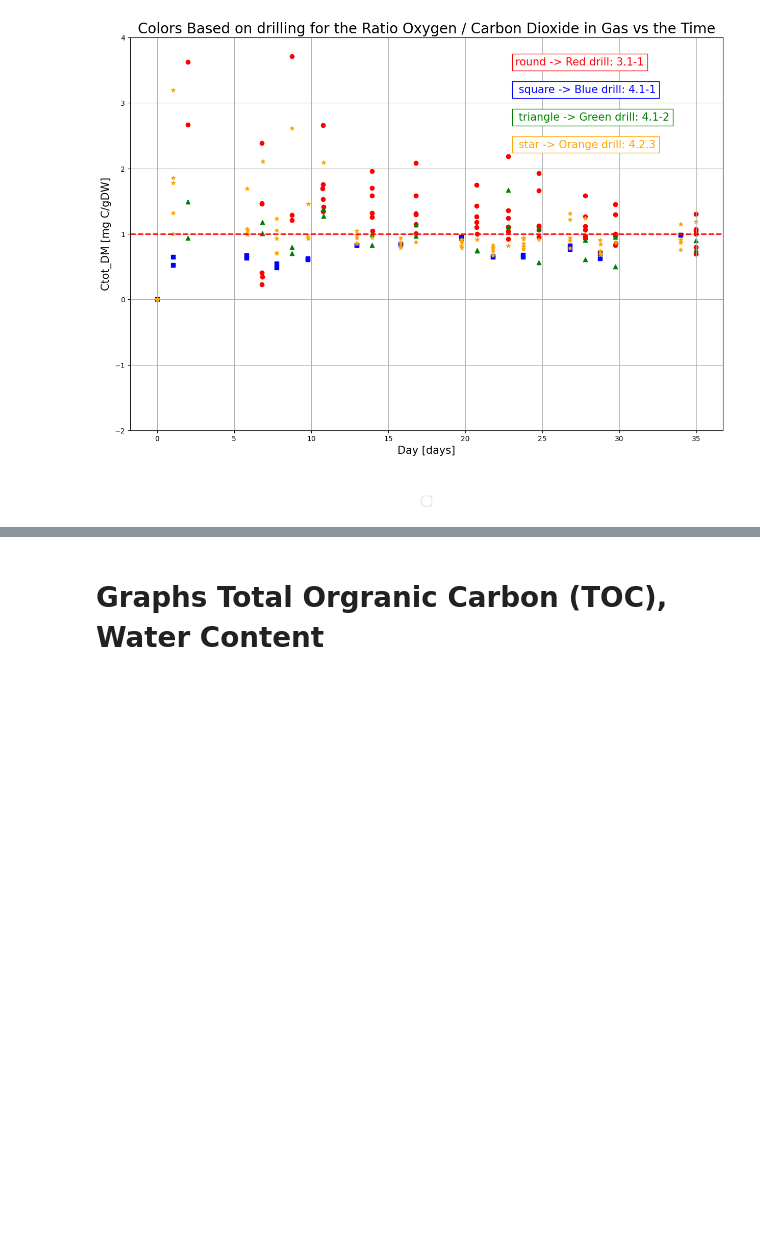
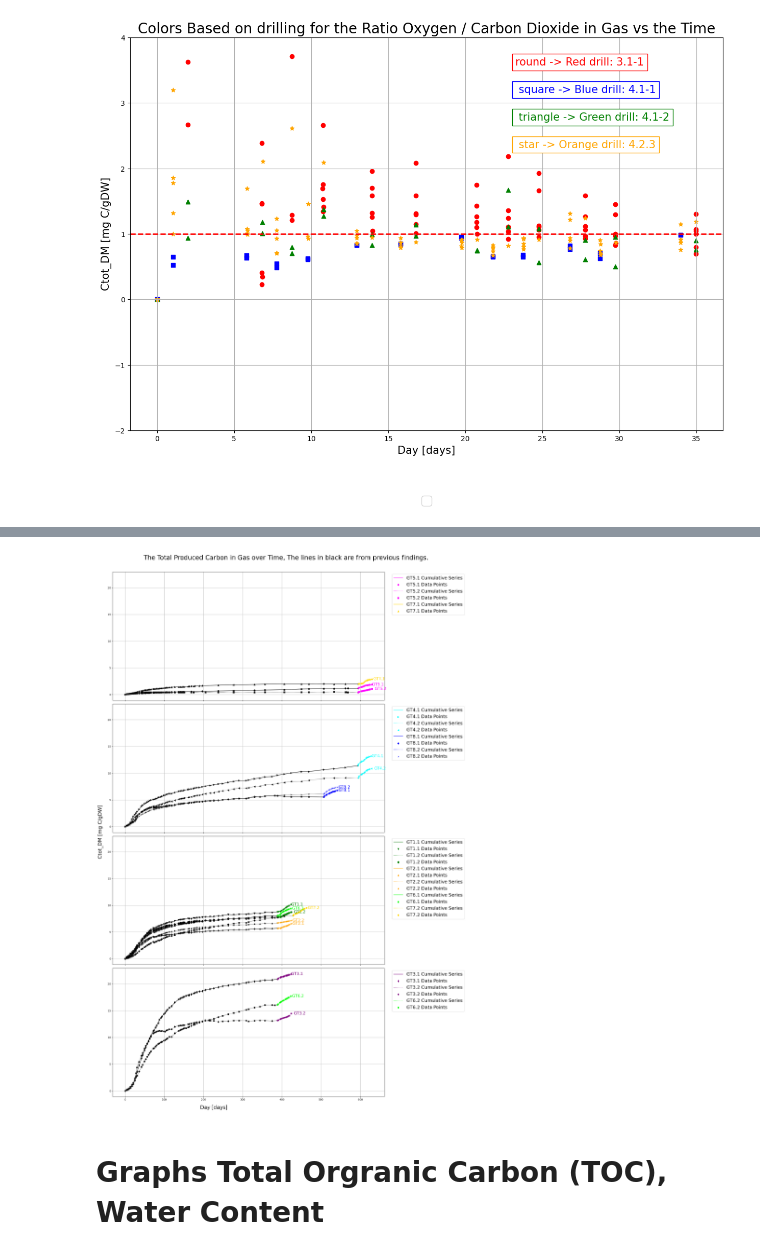
Before and after one commit to RGrobben/Excell_and_Data_Frames_for_Gas_Respiration_tests, a Jupyter notebook: Run/running_sheet_with_given_layout_01.ipynb, the cells around one changed output, grey strips where cells are left out. Saved outputs shown, nothing was run; the diff lists cells and outputs as text; code cells hidden in the pictures; blank space fills up the shorter version.

```diff
--- a/Run/running_sheet_with_given_layout_01.ipynb
+++ b/Run/running_sheet_with_given_layout_01.ipynb
@@ -740,3 +840,71 @@ fig.show()
+# %%
+fig, axes = plt.subplots(nrows=4, ncols=1, figsize=(20, 30), sharex=True, sharey=True)
+
+ax1 = axes[0]
+ax2 = axes[1]
+ax3 = axes[2]
+ax4 = axes[3]
+axes_total = [ax1, ax2, ax3, ax4]
+
+# Set the shared x-label
+fig.text(0.3, -0.01, 'Day [days]', ha='center', fontsize=20)
+
+# Set the common y-label
+fig.text(-0.02, 0.5, 'Ctot_DM [mg C/gDW]', va='center', rotation='vertical', fontsize=20)
+
+for part, axes in zip([top_all, middle_all, middle_all_2, lower_all], axes_total):
+    ax = axes
+    sheet_name = part[0]
+    colors = part[1]
+    line_styles = part[2]
+    markers = part[3]
+
+    for color, sheet_name, line_style, offset, marker in zip(colors, sheet_name, line_styles, offsets, markers):
+        list_day, list_values = dict_data_nathali[sheet_name]
+        dict_data = {"Day": list_day, "Cgas_DM_cum": list_values}
+
+        df = pd.DataFrame(data=dict_data)
+
+        # Drop the rows where 'CumulativeColumn' is NaN
+        df_dropped = df.dropna(subset=['Cgas_DM_cum'])
+
+        # Plot the line
+        ax.plot(df_dropped['Day'], df_dropped['Cgas_DM_cum'], linestyle=line_style, color="black")
+
+        # Plot the data points
+        ax.scatter(df_dropped['Day'], df_dropped['Cgas_DM_cum'], color="black", marker=marker)
+
+
+        list_day, list_values = new_dict_robbert[sheet_name]
+        data = {"Day": list_day, "Cgas_DM_cum": list_values}
+
+        df = pd.DataFrame(data=data)
+
+        # Drop the rows where 'CumulativeColumn' is NaN
+        df_dropped = df.dropna(subset=['Cgas_DM_cum'])
+
+        # Plot the line
+        ax.plot(df_dropped['Day'], df_dropped['Cgas_DM_cum'], linestyle=line_style, color=color, label=f'{sheet_name} Cumulative Series')
+
+        # Plot the data points
+        ax.scatter(df_dropped['Day'], df_dropped['Cgas_DM_cum'], color=color, marker=marker, label=f'{sheet_name} Data Points')
+
+        # Add annotation at the last data point
+        last_index = df_dropped.index[-1]
+        last_day = df_dropped.loc[last_index, 'Day']
+        last_value = df_dropped.loc[last_index, 'Cgas_DM_cum']
+        offset_x, offset_y = offset
+        ax.annotate(sheet_name, (last_day, last_value), xytext=(offset_x, offset_y), textcoords='offset points', fontsize=16, color=color, ha='left', va='center')
+
+    ax.legend(fontsize=18, bbox_to_anchor=(1.02, 1), loc='upper left')  # Position the legend at the right of the plot
+    ax.grid()
+
+plt.suptitle('The Total Produced Carbon in Gas over Time, The lines in black are from previous findings.', fontsize=25, y=1.01)
+plt.tight_layout()
+
+plt.show()
+# %% [output]
+[figure, added]
 # %% [markdown]
 # Graphs Total Orgranic Carbon (TOC), Water Content
 # %%
```
Also changed, not shown: parts of 8 cells of this notebook.
